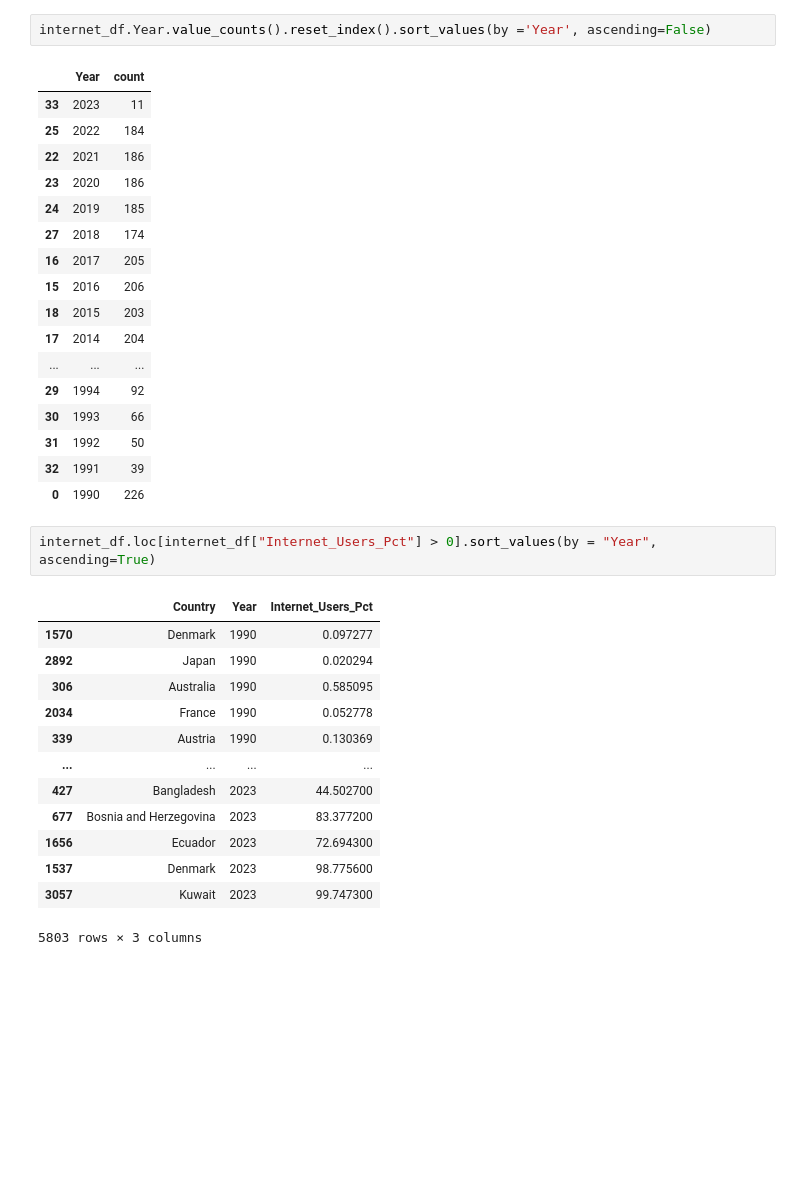
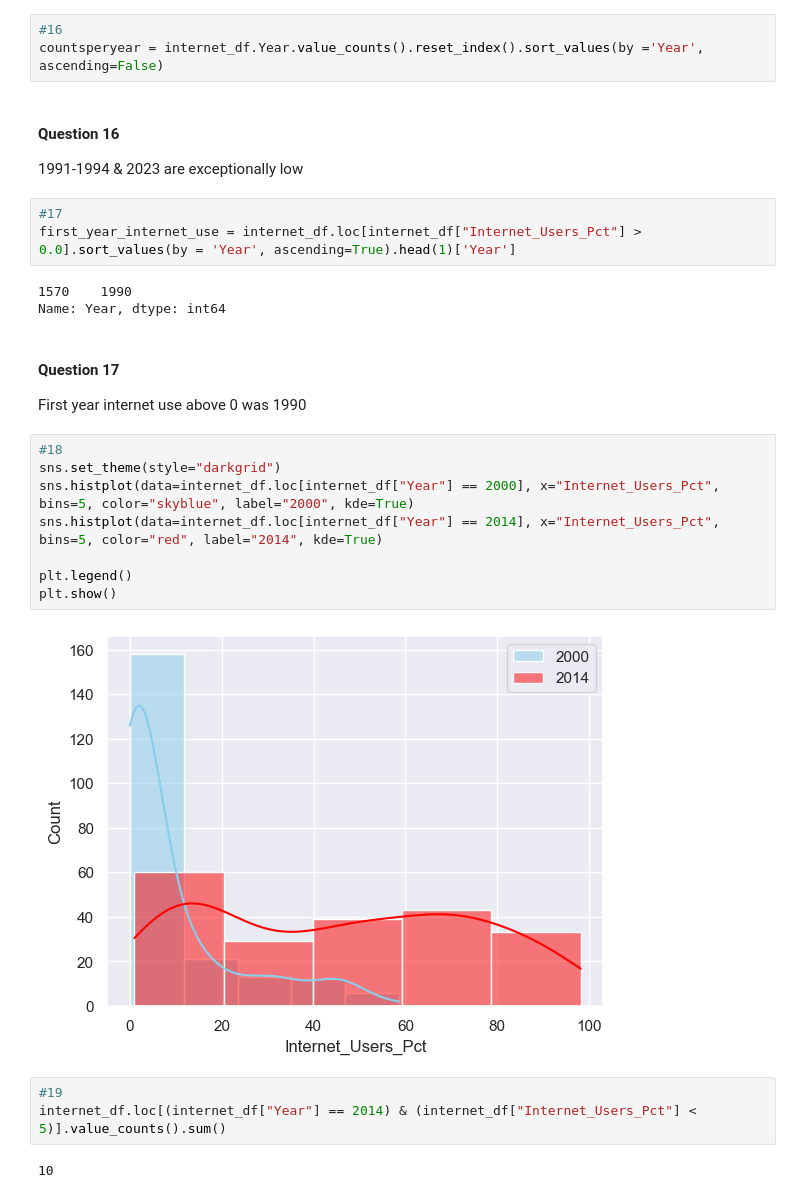
Before and after one commit to NSS-Full-Time-Data-Analytics-14/gdp-and-internet-usage-nealhalper, a Jupyter notebook: notebook/un_project.ipynb, the cells around one changed output. Saved outputs shown, nothing was run; the diff lists cells and outputs as text; blank space fills up the shorter version.

```diff
--- a/notebook/un_project.ipynb
+++ b/notebook/un_project.ipynb
@@ -322,36 +203,30 @@ internet_df
 # %%
-internet_df.Year.value_counts().reset_index().sort_values(by ='Year', ascending=False)
+#16
+countsperyear = internet_df.Year.value_counts().reset_index().sort_values(by ='Year', ascending=False)
-# %% [output]
-|  | Year | count |
-| 33 | 2023 | 11 |
-| 25 | 2022 | 184 |
-| 22 | 2021 | 186 |
-| 23 | 2020 | 186 |
-| 24 | 2019 | 185 |
-| 27 | 2018 | 174 |
-| 16 | 2017 | 205 |
-| 15 | 2016 | 206 |
-| 18 | 2015 | 203 |
-| 17 | 2014 | 204 |
-| ... | ... | ... |
-| 29 | 1994 | 92 |
-| 30 | 1993 | 66 |
-| 31 | 1992 | 50 |
-| 32 | 1991 | 39 |
-| 0 | 1990 | 226 |
+# %% [markdown]
+#### Question 16
+1991-1994 & 2023 are exceptionally low
 # %%
-internet_df.loc[internet_df["Internet_Users_Pct"] > 0].sort_values(by = "Year", ascending=True)
+#17
+first_year_internet_use = internet_df.loc[internet_df["Internet_Users_Pct"] > 0.0].sort_values(by = 'Year', ascending=True).head(1)['Year']
 # %% [output]
-|  | Country | Year | Internet_Users_Pct |
-| 1570 | Denmark | 1990 | 0.097277 |
-| 2892 | Japan | 1990 | 0.020294 |
-| 306 | Australia | 1990 | 0.585095 |
-| 2034 | France | 1990 | 0.052778 |
-| 339 | Austria | 1990 | 0.130369 |
-| ... | ... | ... | ... |
-| 427 | Bangladesh | 2023 | 44.502700 |
-| 677 | Bosnia and Herzegovina | 2023 | 83.377200 |
-| 1656 | Ecuador | 2023 | 72.694300 |
-| 1537 | Denmark | 2023 | 98.775600 |
-| 3057 | Kuwait | 2023 | 99.747300 |
-5803 rows × 3 columns
+1570    1990
+Name: Year, dtype: int64
+# %% [markdown]
+#### Question 17
+First year internet use above 0 was 1990
+# %%
+#18
+sns.set_theme(style="darkgrid")
+sns.histplot(data=internet_df.loc[internet_df["Year"] == 2000], x="Internet_Users_Pct", bins=5, color="skyblue", label="2000", kde=True)
+sns.histplot(data=internet_df.loc[internet_df["Year"] == 2014], x="Internet_Users_Pct", bins=5, color="red", label="2014", kde=True)
+
+plt.legend()
+plt.show()
+# %% [output]
+[figure, added]
+# %%
+#19
+internet_df.loc[(internet_df["Year"] == 2014) & (internet_df["Internet_Users_Pct"] < 5)].value_counts().sum()
+# %% [output]
+10
```
Also changed, not shown: parts of 58 cells of this notebook.
